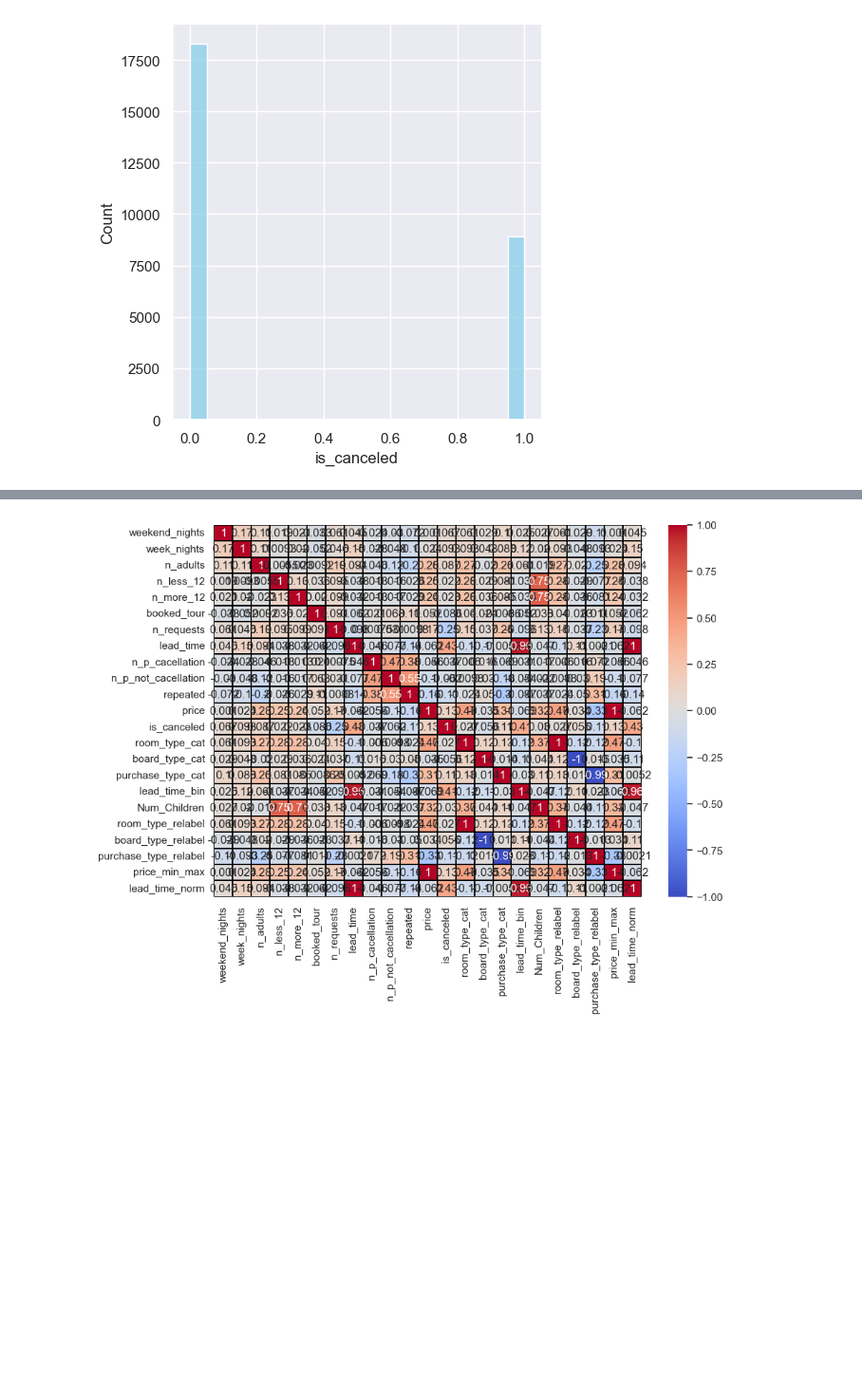
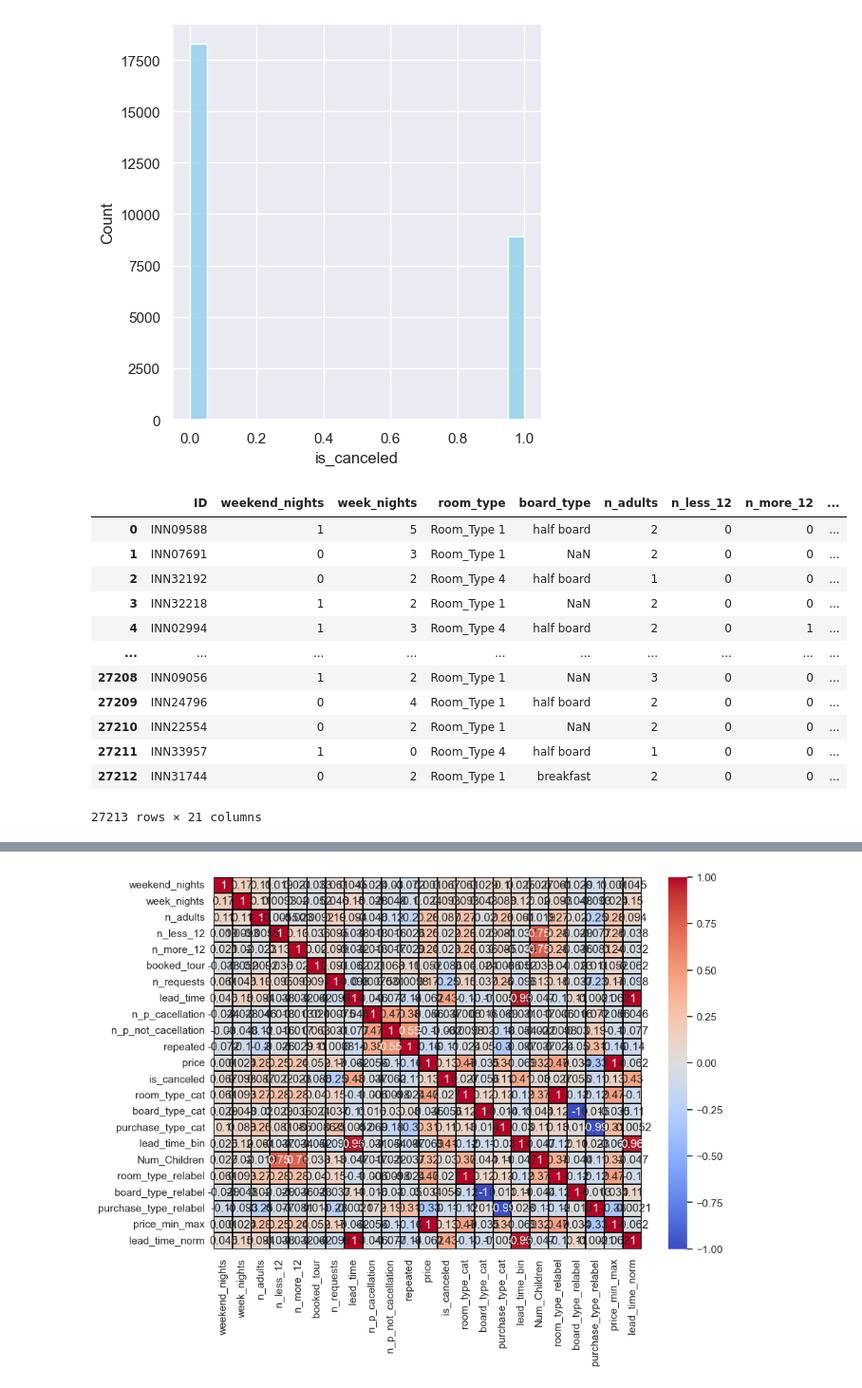
Before and after one commit to ctw599/Data_mining, a Jupyter notebook: data_mining_final_project.ipynb, the cells around one changed output, grey strips where cells are left out. Shown at 95% size. Drawn from its saved outputs; the diff is of its cells as text; code cells hidden in the pictures; blank space fills up the shorter version.

```diff
--- a/data_mining_final_project.ipynb
+++ b/data_mining_final_project.ipynb
@@ -121,20 +121,31 @@ for col in numeric_col:
 [figure]
 [figure]
 # %%
-date= df['date'].str.extract('(\d+/\d+/\d+)', expand = True)
-np.where(date.isna())
-date = df['date']
-day = df['date'].str.extract('(\d+).(\d{2}).(\d{4})', expand = True)
-date = day.rename(columns = {0: "month", 1: "day", 2: "year"})
-date
-count = 0
-for num in date['month']:
-    if len(str(num)) == 2 and str(num[0])=='0':
-        date['month'][count] = num[1]
-    count += 1
-date['month']
-date['is_canceled'] = df['is_canceled']
-df['month'] = date['month']
-df['day'] = date['day']
-df['year'] = date['year']
+data = df
+invalid_date_rows = data[data['date'] == '2018-2-29']
+data['date'] = df['date'].replace('2018-2-29','02/28/2018')
+data['date'].unique()
+
+
+data['date']= pd.to_datetime(data['date'], format='%m/%d/%Y',errors='coerce')
+data['date'].dtype
+
+df['month'] = data['date'].dt.month
+df['day'] = data['date'].dt.day
+df['year'] = data['date'].dt.year
+data
+# %% [output]
+|  | ID | weekend_nights | week_nights | room_type | board_type | n_adults | n_less_12 | n_more_12 | ... |
+| 0 | INN09588 | 1 | 5 | Room_Type 1 | half board | 2 | 0 | 0 | ... |
+| 1 | INN07691 | 0 | 3 | Room_Type 1 | NaN | 2 | 0 | 0 | ... |
+| 2 | INN32192 | 0 | 2 | Room_Type 4 | half board | 1 | 0 | 0 | ... |
+| 3 | INN32218 | 1 | 2 | Room_Type 1 | NaN | 2 | 0 | 0 | ... |
+| 4 | INN02994 | 1 | 3 | Room_Type 4 | half board | 2 | 0 | 1 | ... |
+| ... | ... | ... | ... | ... | ... | ... | ... | ... | ... |
+| 27208 | INN09056 | 1 | 2 | Room_Type 1 | NaN | 3 | 0 | 0 | ... |
+| 27209 | INN24796 | 0 | 4 | Room_Type 1 | half board | 2 | 0 | 0 | ... |
+| 27210 | INN22554 | 0 | 2 | Room_Type 1 | NaN | 2 | 0 | 0 | ... |
+| 27211 | INN33957 | 1 | 0 | Room_Type 4 | half board | 1 | 0 | 0 | ... |
+| 27212 | INN31744 | 0 | 2 | Room_Type 1 | breakfast | 2 | 0 | 0 | ... |
+27213 rows × 21 columns
 # %%
```
Also changed, not shown: parts of 11 cells of this notebook.
